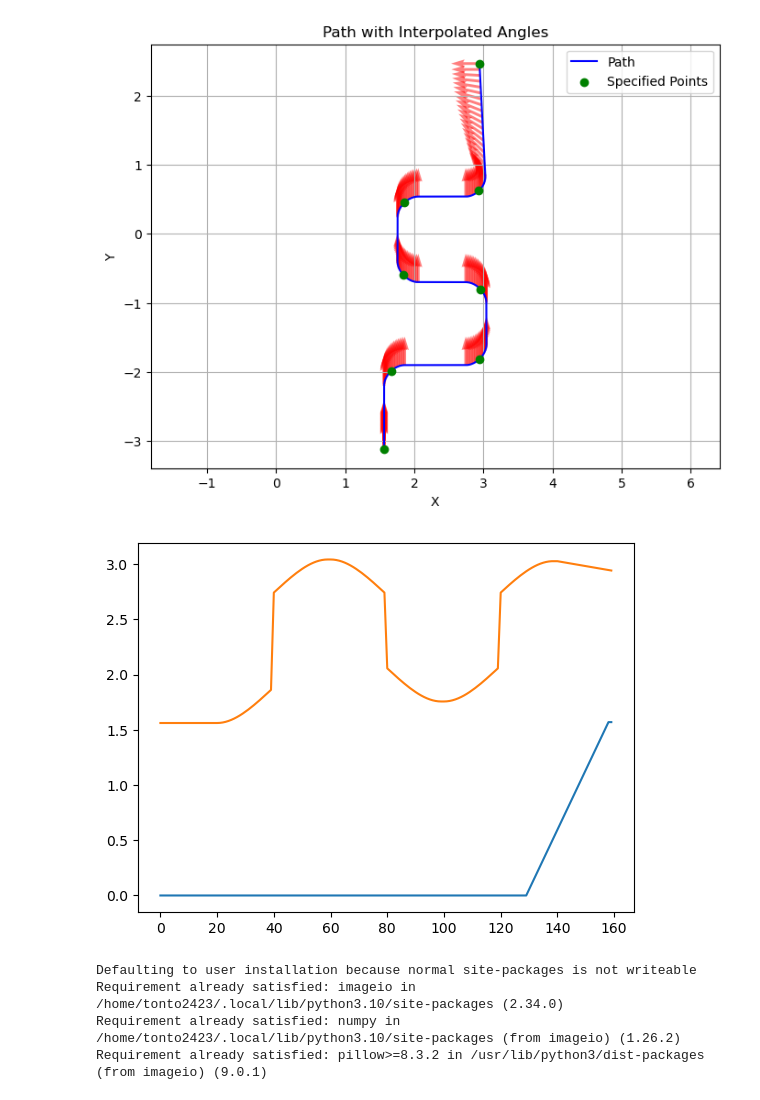
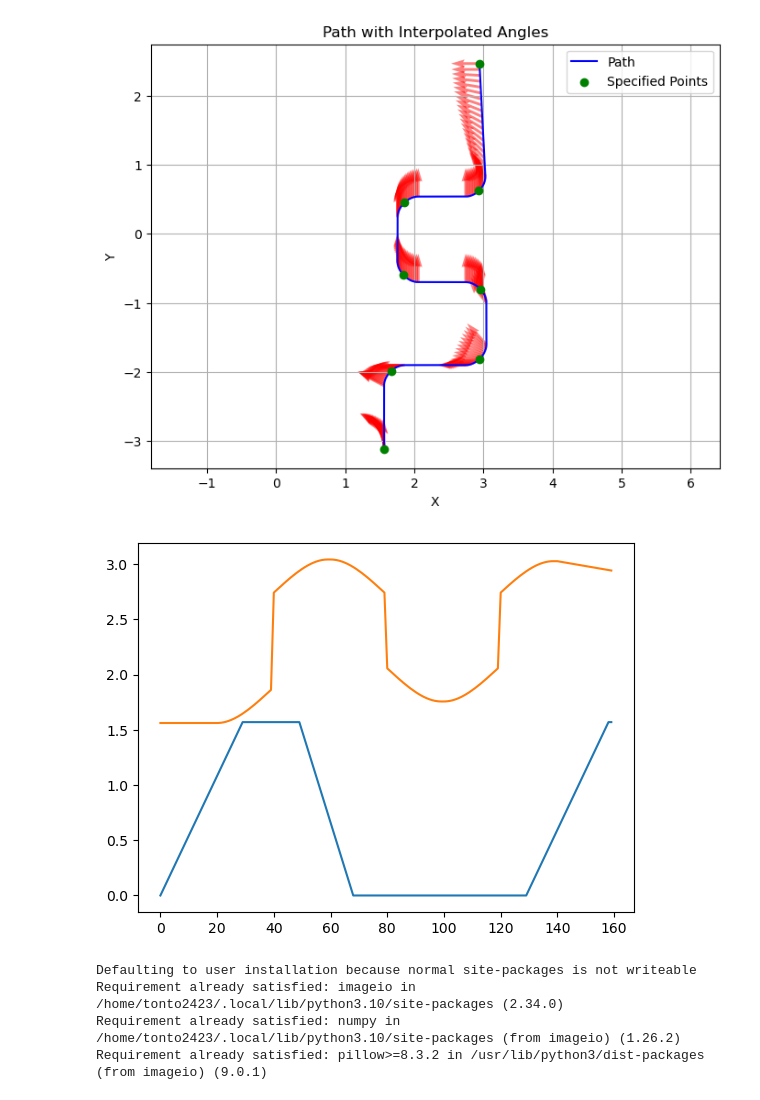
Before and after one commit to NeyagawaRobocons/chassis_haru_robo2024, a Jupyter notebook: pure_pursuit/pure_pursuit/pure_pursuit_test.ipynb, the cells around one changed output. Drawn from its saved outputs; the diff is of its cells as text; code cells hidden in the pictures.

```diff
--- a/pure_pursuit/pure_pursuit/pure_pursuit_test.ipynb
+++ b/pure_pursuit/pure_pursuit/pure_pursuit_test.ipynb
@@ -413,30 +413,30 @@ def generate_and_save_path(poses, commands) -> None:
 # %%
 poses = np.array([
     [1.562, -3.112, 0.0],
     [1.562, -3.112 + 1.212, 1.57],
-    [1.562 + 1.481, -3.112 + 1.212, 0.0],
+    [1.562 + 1.481, -3.112 + 1.212, 1.57],
     [1.562 + 1.481, -3.112 + 2.412, 0.0],
     [1.562 + 1.481 - 1.286, -3.112 + 2.412, 0.0],
     [1.562 + 1.481 - 1.286, -3.112 + 3.650, 0.0],
     [1.562 + 1.481, -3.112 + 3.650, 0.0],
     [2.943, -3.112 + 5.574, 1.57],
 ])
 
 commands = np.array([ # daiza_state, hina_state, bonbori_state
     [0, 0, False],
     [1, 1, False],
     [2, 2, False],
     [2, 2, False],
     [2, 2, False],
     [2, 2, False],
     [2, 2, False],
     [2, 2, False],
 ])
 
 generate_and_save_path(poses, commands)
 # %% [output]
-[figure, old version]
+[figure, new version]
-[figure, old version]
+[figure, new version]
 # %%
 def first_order_vel(previous_vel, input_vel, K, dt, tau):
     new_vel = (tau * previous_vel + K * dt * input_vel) / (tau + dt)
```
Also changed, not shown: parts of 1 cell of this notebook, 5 other files.
